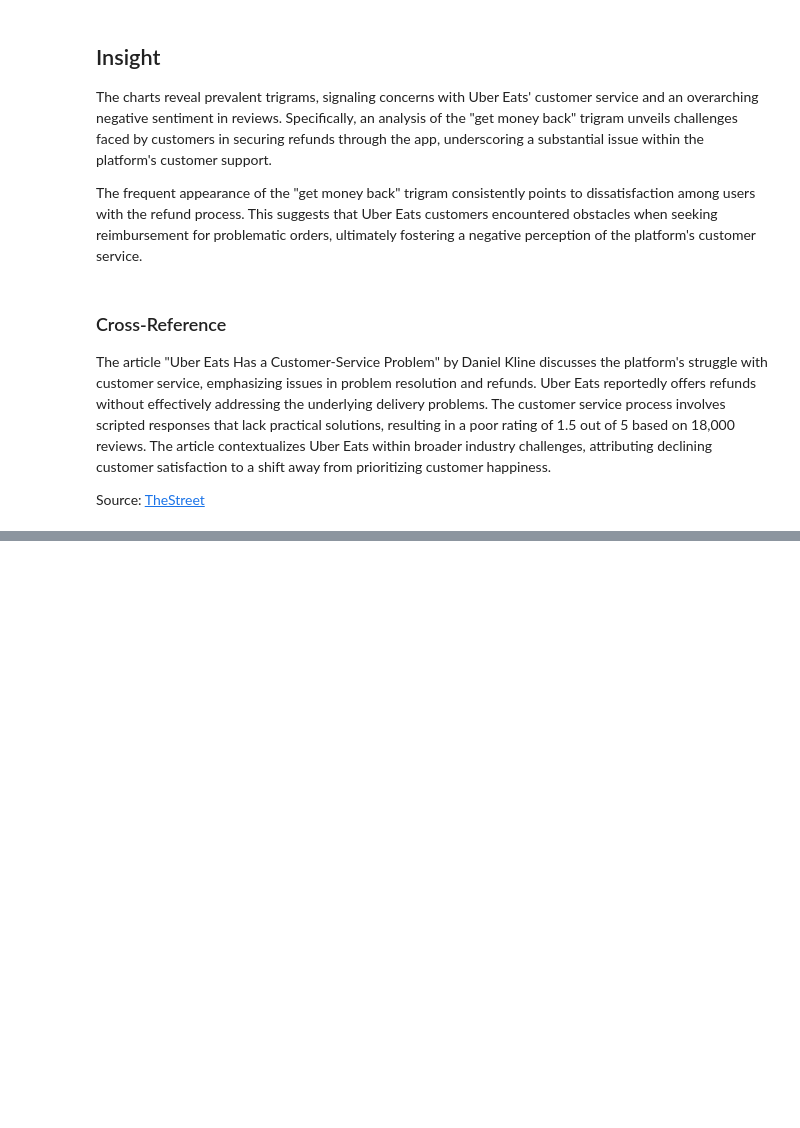
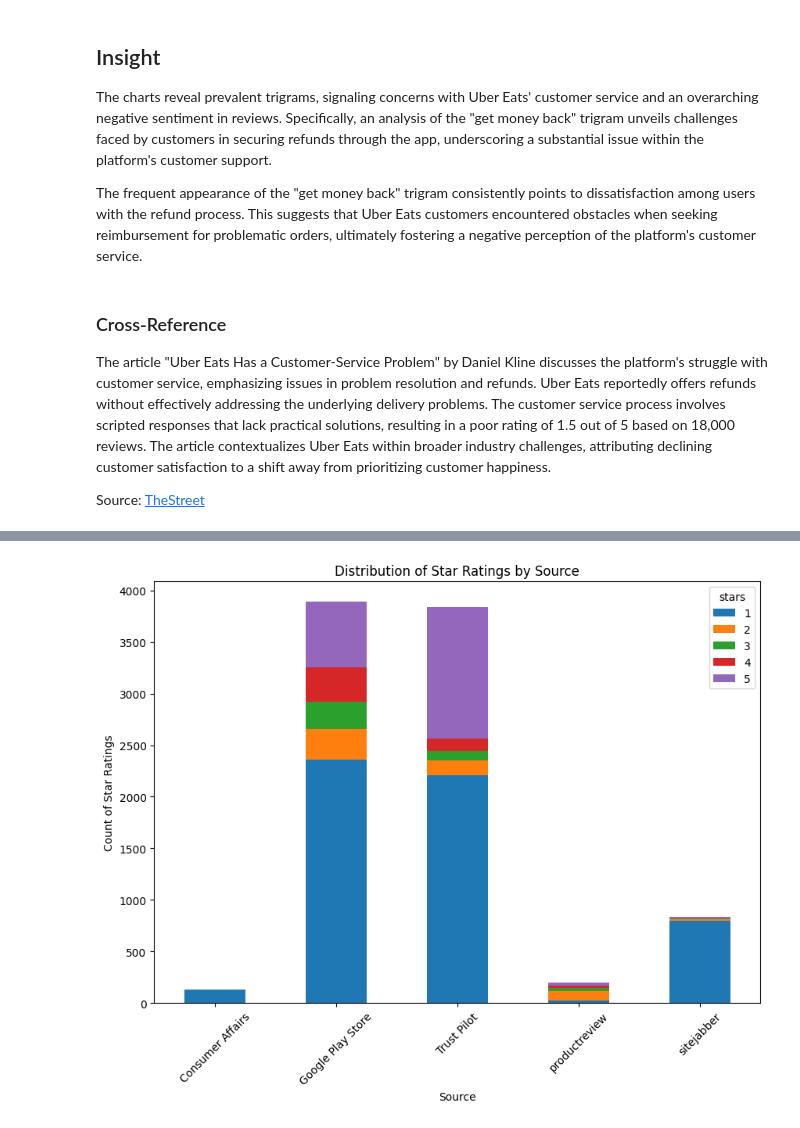
Before and after one commit to nightsinker/TSAP-UberEats, a Jupyter notebook: Data_Merge/IT2394_222197Y_preprocessing.ipynb, the cells around one changed output, grey strips where cells are left out. Cells and saved outputs as stored; diff of their text form; code cells hidden in the pictures; blank space fills up the shorter version.

```diff
--- a/Data_Merge/IT2394_222197Y_preprocessing.ipynb
+++ b/Data_Merge/IT2394_222197Y_preprocessing.ipynb
@@ -366,0 +387,14 @@ df.head()
+# %%
+# Group by 'source' and 'stars' and count the number of rows
+star_distribution = df.groupby(['source', 'stars']).size().unstack()
+
+# Plot bar chart
+star_distribution.plot(kind='bar', stacked=True, figsize=(10,7))
+
+plt.title('Distribution of Star Ratings by Source')
+plt.xlabel('Source')
+plt.ylabel('Count of Star Ratings')
+plt.xticks(rotation=45)
+plt.show()
+# %% [output]
+[figure, added]
```
Also changed, not shown: parts of 28 cells of this notebook, 1 other file.
